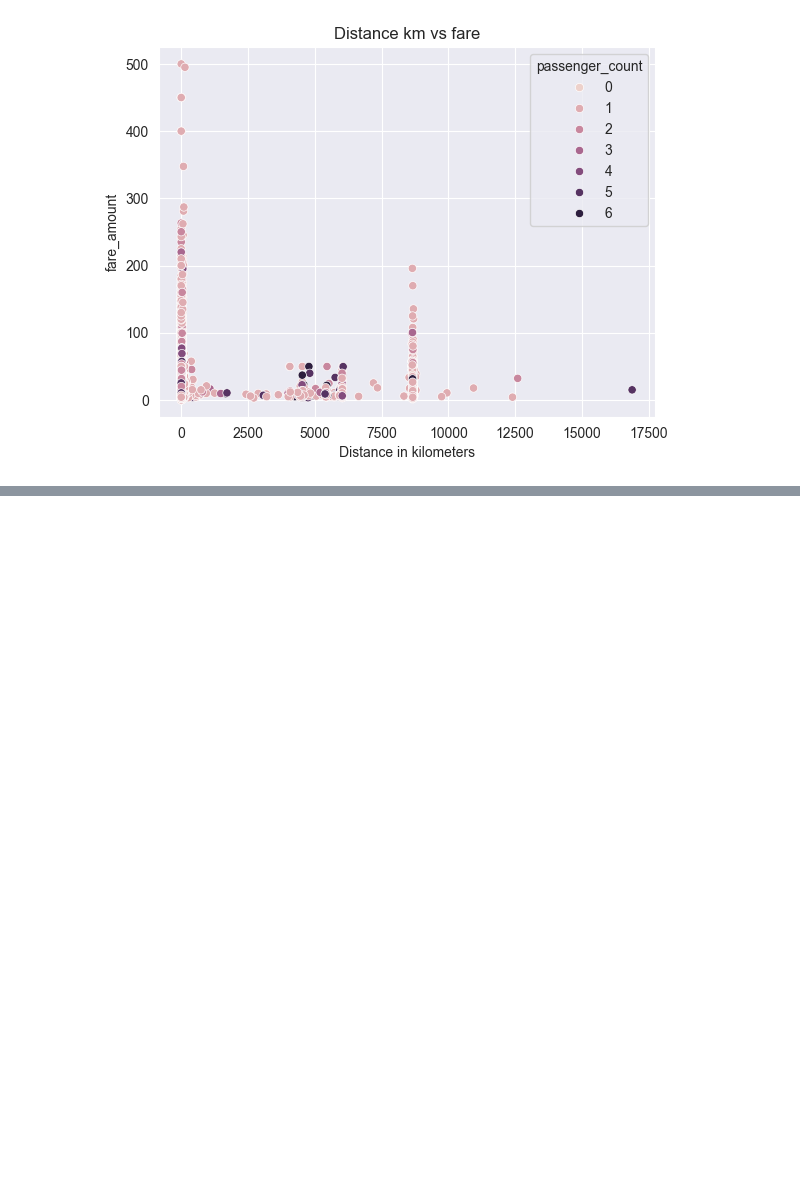
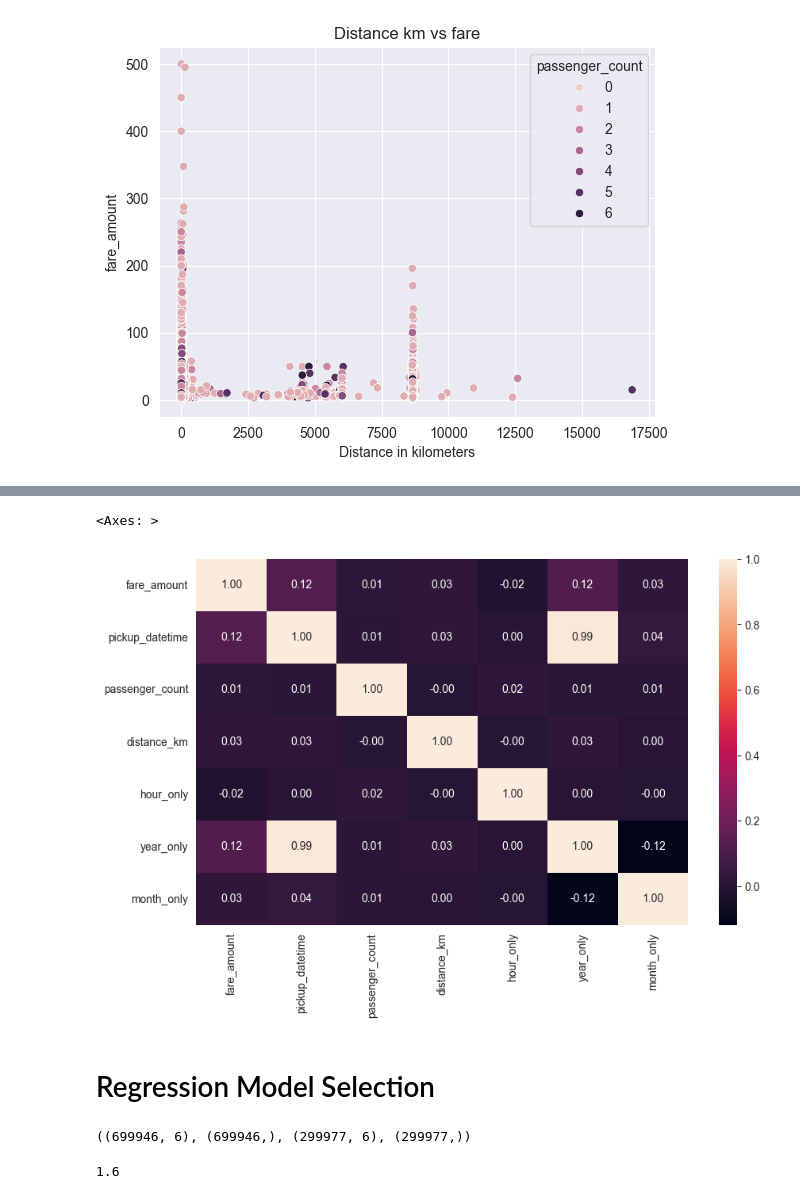
Before and after one commit to Cham75/NYC-taxi-fare-ML, a Jupyter notebook: Notebook.ipynb, the cells around one changed output, grey strips where cells are left out. Drawn from its saved outputs; the diff is of its cells as text; code cells hidden in the pictures; blank space fills up the shorter version.

```diff
--- a/Notebook.ipynb
+++ b/Notebook.ipynb
@@ -223,0 +235,39 @@ memory usage: 38.1+ MB
+# %%
+train_df['hour_only']= train_df['pickup_datetime'].dt.hour.astype(int)
+
+'''
+#Alternative way of doing
+
+def hour_category(row):
+    if row['hour_only'] >=0 and row['hour_only']<=6:
+        return 0
+    elif row['hour_only']>6 and row['hour_only']<=12:
+        return 1
+    elif row['hour_only']>12 and row['hour_only']<=18:
+        return 2
+    else:
+        return 3
+
+train_df['hour_only'] = train_df.apply(hour_category, axis=1)'''
+
+def hour_category(row):
+    if row >=0 and row<=6:
+        return 0
+    elif row>6 and row<=12:
+        return 1
+    elif row>12 and row<=18:
+        return 2
+    else:
+        return 3
+
+train_df['hour_only'] = train_df['hour_only'].apply(hour_category)
+
+
+#train_df['date_only']= train_df['pickup_datetime'].dt.date
+train_df['year_only']= train_df['pickup_datetime'].dt.year.astype(int)
+train_df['month_only']= train_df['pickup_datetime'].dt.month.astype(int)
+
+train_df['pickup_datetime'] = train_df['pickup_datetime'].astype(int)
+
+
+train_df.head()
@@ -223,0 +281,19 @@ memory usage: 38.1+ MB
+# %%
+plt.figure(figsize=(10,6))
+
+sns.heatmap(train_df.corr(),annot=True, fmt = '.2f')
+# %% [output]
+<Axes: >
+[figure, added]
+# %% [markdown]
+# Regression Model Selection
+# %%
+X=train_df.drop("fare_amount",axis=1)
+Y=train_df['fare_amount']
+
+from sklearn.model_selection import train_test_split
+X_train, X_test, Y_train, Y_test=train_test_split(X,Y,test_size=0.3,random_state=100)
+
+X_train.shape, Y_train.shape, X_test.shape, Y_test.shape
+# %% [output]
+((699946, 6), (699946,), (299977, 6), (299977,))
@@ -223,0 +315,10 @@ memory usage: 38.1+ MB
+# %%
+# Linear Regression
+
+logreg = LinearRegression()
+logreg.fit(X_train, Y_train)
+Y_pred = logreg.predict(X_test)
+acc_log = round(logreg.score(X_train, Y_train) * 100, 2)
+acc_log
+# %% [output]
+1.6
```
Also changed, not shown: parts of 9 cells of this notebook.
